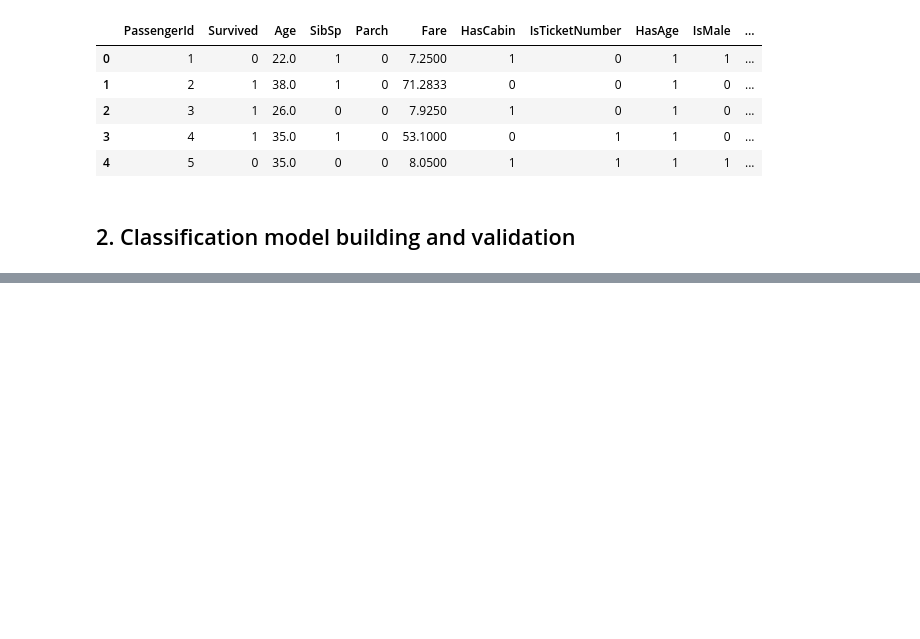
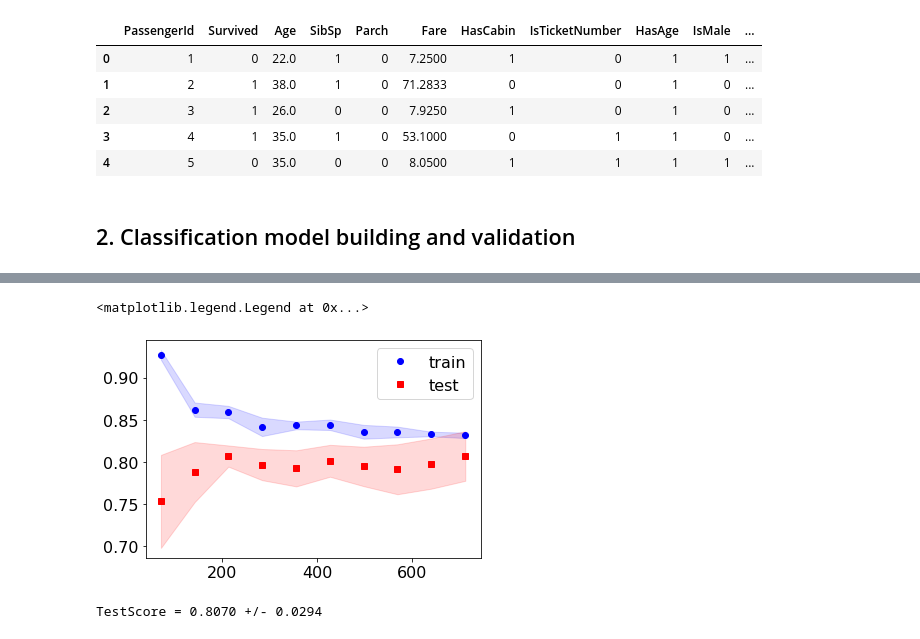
Before and after one commit to RaulRPrado/Titanic-Kaggle, a Jupyter notebook: Submission.ipynb, the cells around one changed output, grey strips where cells are left out. Drawn from its saved outputs; the diff is of its cells as text; code cells hidden in the pictures; blank space fills up the shorter version.

```diff
--- a/Submission.ipynb
+++ b/Submission.ipynb
@@ -295,0 +410,51 @@ data_train.head()
+# %%
+train_sizes, train_scores, test_scores = learning_curve(
+    estimator=best_clf,
+    X=X_train,
+    y=y_train,
+    train_sizes=np.linspace(0.1, 1, 10),
+    cv=5
+)
+# %%
+ train_score_mean, train_score_error, test_score_mean, test_score_error = \
+        get_score_means_and_errors(train_scores, test_scores, stat_error=False)
+# %%
+ax = plt.gca()
+ax.plot(
+    train_sizes,
+    train_score_mean,
+    color=COLORS['train'],
+    linestyle='none',
+    marker='o',
+    label='train'
+)
+plt.fill_between(
+    train_sizes,
+    train_score_mean + train_score_error,
+    train_score_mean - train_score_error,
+    alpha=0.15,
+    color=COLORS['train']
+)
+ax.plot(
+    train_sizes,
+    test_score_mean,
+    color=COLORS['test'],
+    linestyle='none',
+    marker='s',
+    label='test'
+)
+plt.fill_between(
+    train_sizes,
+    test_score_mean + test_score_error,
+    test_score_mean - test_score_error,
+    alpha=0.15,
+    color=COLORS['test']
+)
+ax.legend()
+# %% [output]
+<matplotlib.legend.Legend at 0x...>
+[figure, added]
+# %%
+print('TestScore = {:.4f} +/- {:.4f}'.format(test_score_mean[-1], test_score_error[-1]))
+# %% [output]
+TestScore = 0.8070 +/- 0.0294
```
Also changed, not shown: parts of 24 cells of this notebook.
